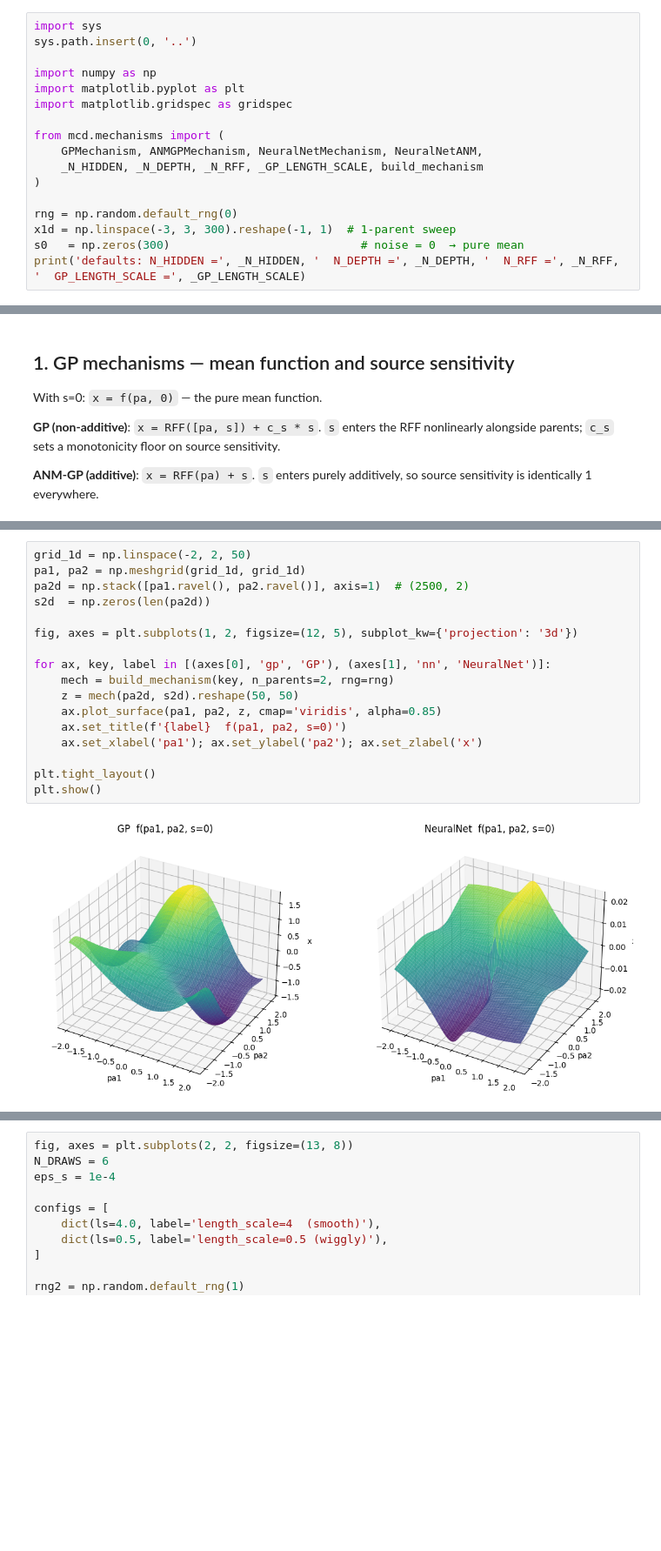
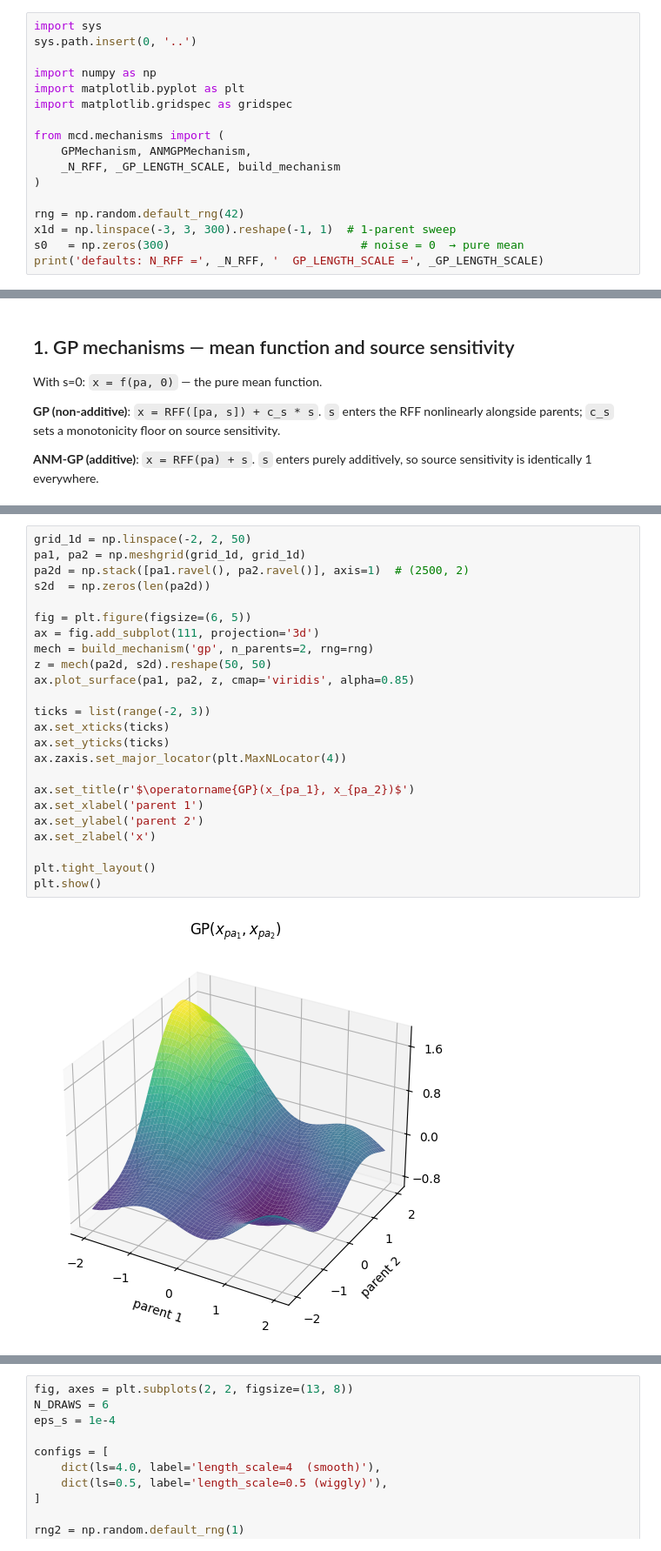
Before and after one commit to francescomontagna/mcd, a Jupyter notebook: inspect_mechanisms.ipynb, the cells around one changed output, grey strips where cells are left out. Shown at 87% size. Cells and saved outputs as stored; diff of their text form; blank space fills up the shorter version.

```diff
--- a/inspect_mechanisms.ipynb
+++ b/inspect_mechanisms.ipynb
@@ -12,12 +12,12 @@ import matplotlib.pyplot as plt
 import matplotlib.gridspec as gridspec
 
 from mcd.mechanisms import (
-    GPMechanism, ANMGPMechanism, NeuralNetMechanism, NeuralNetANM,
-    _N_HIDDEN, _N_DEPTH, _N_RFF, _GP_LENGTH_SCALE, build_mechanism
+    GPMechanism, ANMGPMechanism,
+    _N_RFF, _GP_LENGTH_SCALE, build_mechanism
 )
 
-rng = np.random.default_rng(0)
+rng = np.random.default_rng(42)
 x1d = np.linspace(-3, 3, 300).reshape(-1, 1)  # 1-parent sweep
 s0   = np.zeros(300)                            # noise = 0  → pure mean
-print('defaults: N_HIDDEN =', _N_HIDDEN, '  N_DEPTH =', _N_DEPTH, '  N_RFF =', _N_RFF, '  GP_LENGTH_SCALE =', _GP_LENGTH_SCALE)
+print('defaults: N_RFF =', _N_RFF, '  GP_LENGTH_SCALE =', _GP_LENGTH_SCALE)
 # %% [output]
@@ -220,20 +98,27 @@ Check that the 2-parent case looks reasonable (not degenerate).
 # %%
 grid_1d = np.linspace(-2, 2, 50)
 pa1, pa2 = np.meshgrid(grid_1d, grid_1d)
 pa2d = np.stack([pa1.ravel(), pa2.ravel()], axis=1)  # (2500, 2)
 s2d  = np.zeros(len(pa2d))
 
-fig, axes = plt.subplots(1, 2, figsize=(12, 5), subplot_kw={'projection': '3d'})
+fig = plt.figure(figsize=(6, 5))
+ax = fig.add_subplot(111, projection='3d')
+mech = build_mechanism('gp', n_parents=2, rng=rng)
+z = mech(pa2d, s2d).reshape(50, 50)
+ax.plot_surface(pa1, pa2, z, cmap='viridis', alpha=0.85)
 
-for ax, key, label in [(axes[0], 'gp', 'GP'), (axes[1], 'nn', 'NeuralNet')]:
-    mech = build_mechanism(key, n_parents=2, rng=rng)
-    z = mech(pa2d, s2d).reshape(50, 50)
-    ax.plot_surface(pa1, pa2, z, cmap='viridis', alpha=0.85)
-    ax.set_title(f'{label}  f(pa1, pa2, s=0)')
-    ax.set_xlabel('pa1'); ax.set_ylabel('pa2'); ax.set_zlabel('x')
+ticks = list(range(-2, 3))
+ax.set_xticks(ticks)
+ax.set_yticks(ticks)
+ax.zaxis.set_major_locator(plt.MaxNLocator(4))
+
+ax.set_title(r'$\operatorname{GP}(x_{pa_1}, x_{pa_2})$')
+ax.set_xlabel('parent 1')
+ax.set_ylabel('parent 2')
+ax.set_zlabel('x')
 
 plt.tight_layout()
 plt.show()
 # %% [output]
-[figure, old version]
+[figure, new version]
 # %% [markdown]
```
Also changed, not shown: parts of 37 cells of this notebook, 3 other files.
